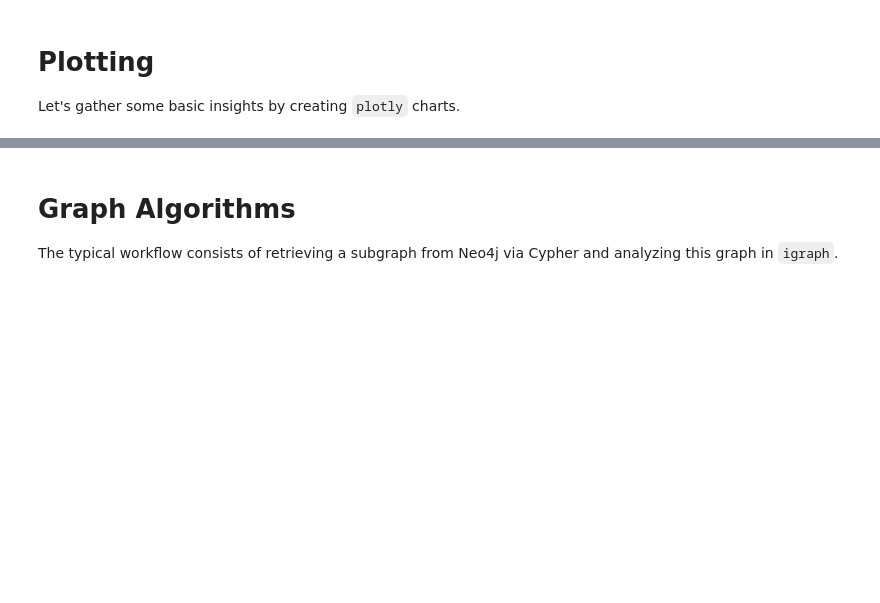
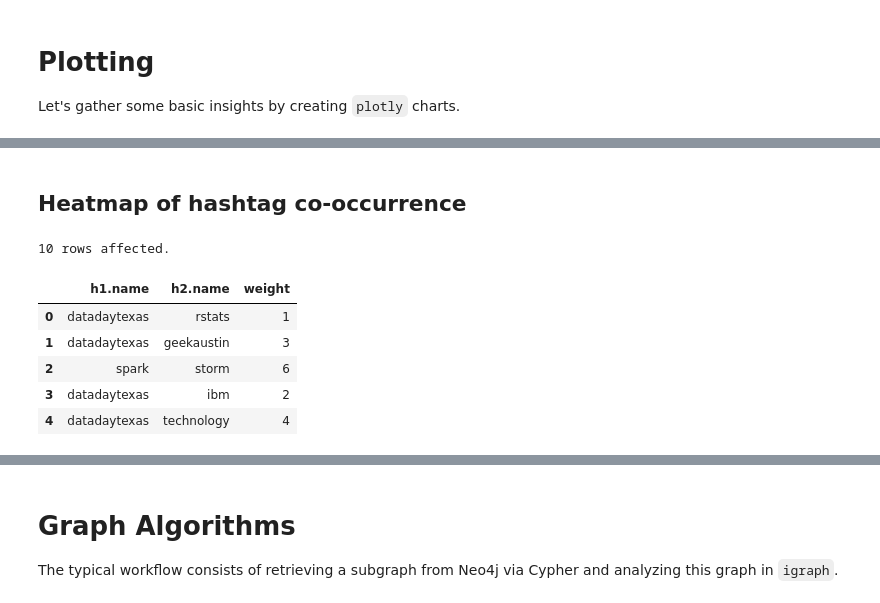
Before and after one commit to nicolewhite/neo4j-jupyter, a Jupyter notebook: twitter.ipynb, the cells around one changed output, grey strips where cells are left out. Saved outputs shown, nothing was run; the diff lists cells and outputs as text; code cells hidden in the pictures; blank space fills up the shorter version.

```diff
--- a/twitter.ipynb
+++ b/twitter.ipynb
@@ -185,0 +188,26 @@ py.image.ishow(fig)
+# %% [markdown]
+## Heatmap of hashtag co-occurrence
+# %%
+result = %cypher MATCH (h:Hashtag)                           \
+                 WHERE h.name <> "ddtx16"                    \
+                 WITH h, SIZE((h)-[:TAGS]->(:Tweet)) AS tags \
+                 ORDER BY tags DESC LIMIT 15                 \
+                                                             \
+                 WITH COLLECT(h) AS top_hash                 \
+                 UNWIND top_hash AS h1                       \
+                 UNWIND top_hash AS h2                       \
+                                                             \
+                 MATCH (h1)-[:TAGS]->(:Tweet)<-[:TAGS]-(h2)  \
+                 WHERE h1.name < h2.name                     \
+                 RETURN h1.name, h2.name, COUNT(*) AS weight
+
+df = result.get_dataframe()
+df.head()
+# %% [output]
+10 rows affected.
+|  | h1.name | h2.name | weight |
+| 0 | datadaytexas | rstats | 1 |
+| 1 | datadaytexas | geekaustin | 3 |
+| 2 | spark | storm | 6 |
+| 3 | datadaytexas | ibm | 2 |
+| 4 | datadaytexas | technology | 4 |
```
Also changed, not shown: parts of 23 cells of this notebook, 2 other files.
